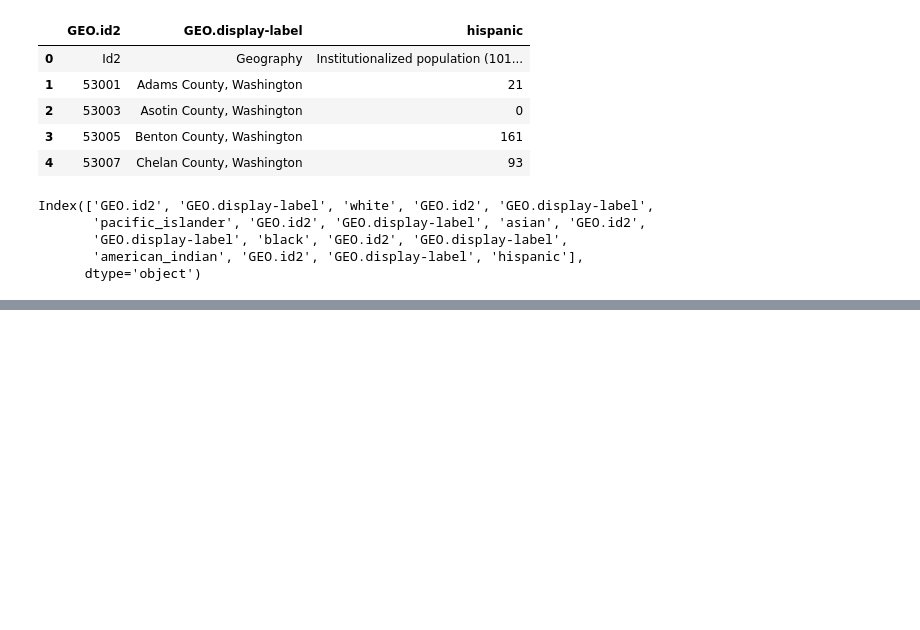
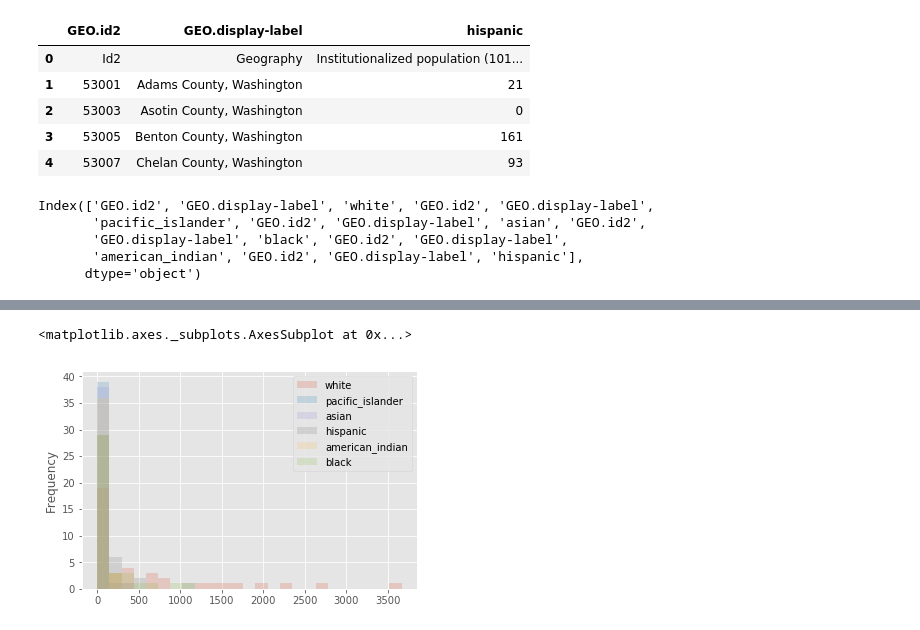
Before and after one commit to rnjeri/algorithmic_bias, a Jupyter notebook: washington_state_census_data_EDA.ipynb, the cells around one changed output, grey strips where cells are left out. Drawn from its saved outputs; the diff is of its cells as text; code cells hidden in the pictures; blank space fills up the shorter version.

```diff
--- a/washington_state_census_data_EDA.ipynb
+++ b/washington_state_census_data_EDA.ipynb
@@ -108,0 +163,5 @@ race_distribution_df.head()
+# %%
+rddf.plot(bins=25, alpha=0.2, kind='hist')
+# %% [output]
+<matplotlib.axes._subplots.AxesSubplot at 0x...>
+[figure, added]
```
Also changed, not shown: parts of 6 cells of this notebook.
